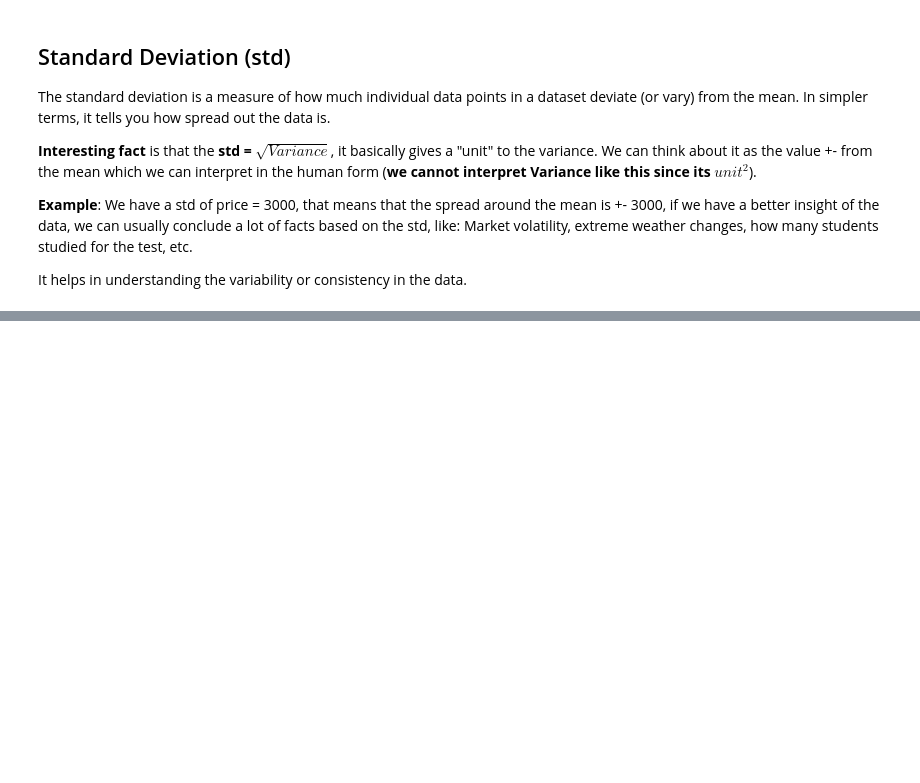
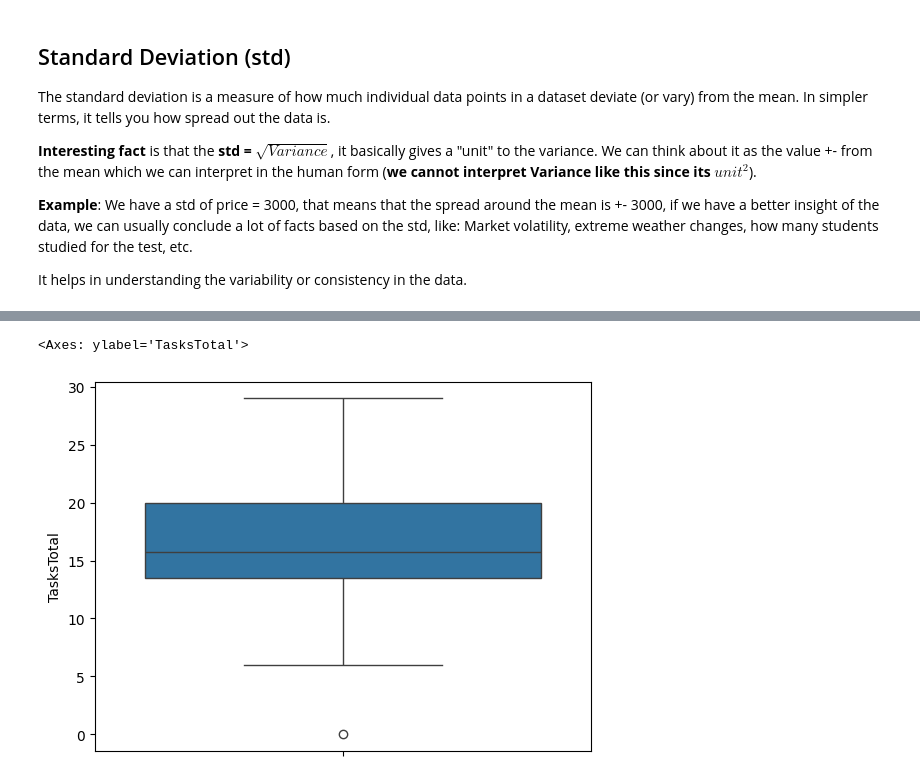
Before and after one commit to lowoncuties/VSB-FEI-Fundamentals-of-Machine-Learning-Exercises, a Jupyter notebook: statistics_explained.ipynb, the cells around one changed output, grey strips where cells are left out. Cells and saved outputs as stored; diff of their text form; code cells hidden in the pictures; blank space fills up the shorter version.

```diff
--- a/statistics_explained.ipynb
+++ b/statistics_explained.ipynb
@@ -87,0 +115,3 @@ import seaborn as sns # another matplotlib interface - styled and easier to use
+# %%
+df = pd.read_csv('datasets/fml_data_complete.csv')
+df.head()
@@ -87,0 +167,5 @@ import seaborn as sns # another matplotlib interface - styled and easier to use
+# %%
+sns.boxplot(data=df, y="TasksTotal")
+# %% [output]
+<Axes: ylabel='TasksTotal'>
+[figure, added]
```
Also changed, not shown: parts of 20 cells of this notebook, 1 other file.
